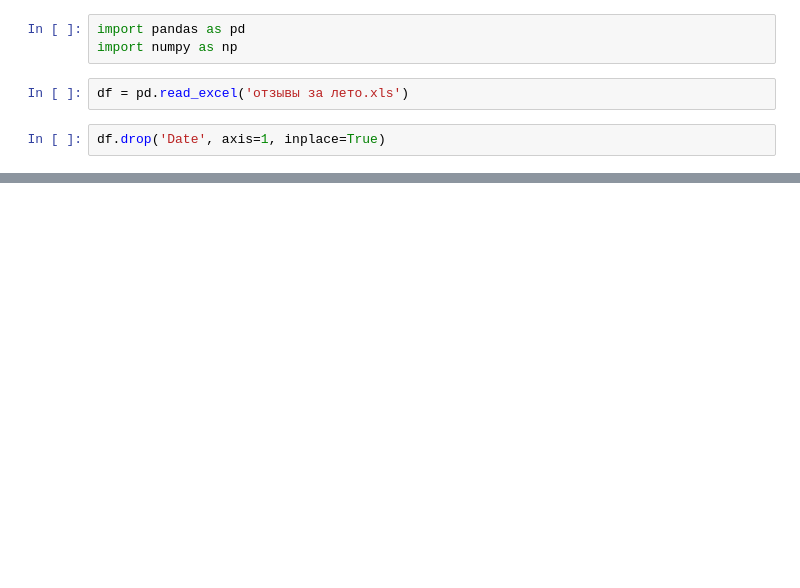
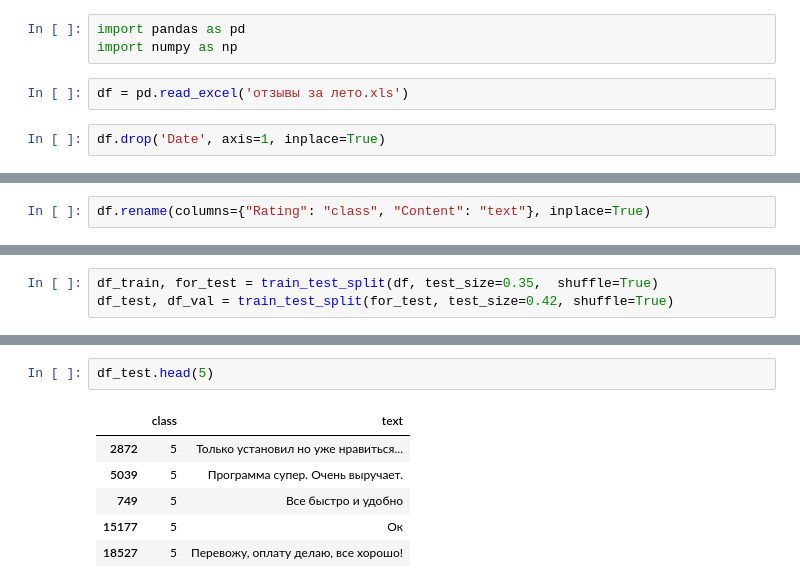
Before and after one commit to zaldeg/2021_06_28_Introduction_to_Natural_language_Processing, a Jupyter notebook: lesson7_dz/hw_7.ipynb, the cells around one changed output, grey strips where cells are left out. Cells and saved outputs as stored; diff of their text form; blank space fills up the shorter version.

```diff
--- a/lesson7_dz/hw_7.ipynb
+++ b/lesson7_dz/hw_7.ipynb
@@ -23,0 +17,2 @@ df
+# %%
+df.rename(columns={"Rating": "class", "Content": "text"}, inplace=True)
@@ -23,0 +30,3 @@ df
+# %%
+df_train, for_test = train_test_split(df, test_size=0.35,  shuffle=True)
+df_test, df_val = train_test_split(for_test, test_size=0.42, shuffle=True)
@@ -23,0 +42,9 @@ df
+# %%
+df_test.head(5)
+# %% [output]
+|  | class | text |
+| 2872 | 5 | Только установил но уже нравиться... |
+| 5039 | 5 | Программа супер. Очень выручает. |
+| 749 | 5 | Все быстро и удобно |
+| 15177 | 5 | Ок |
+| 18527 | 5 | Перевожу, оплату делаю, все хорошо! |
```
Also changed, not shown: parts of 38 cells of this notebook.
